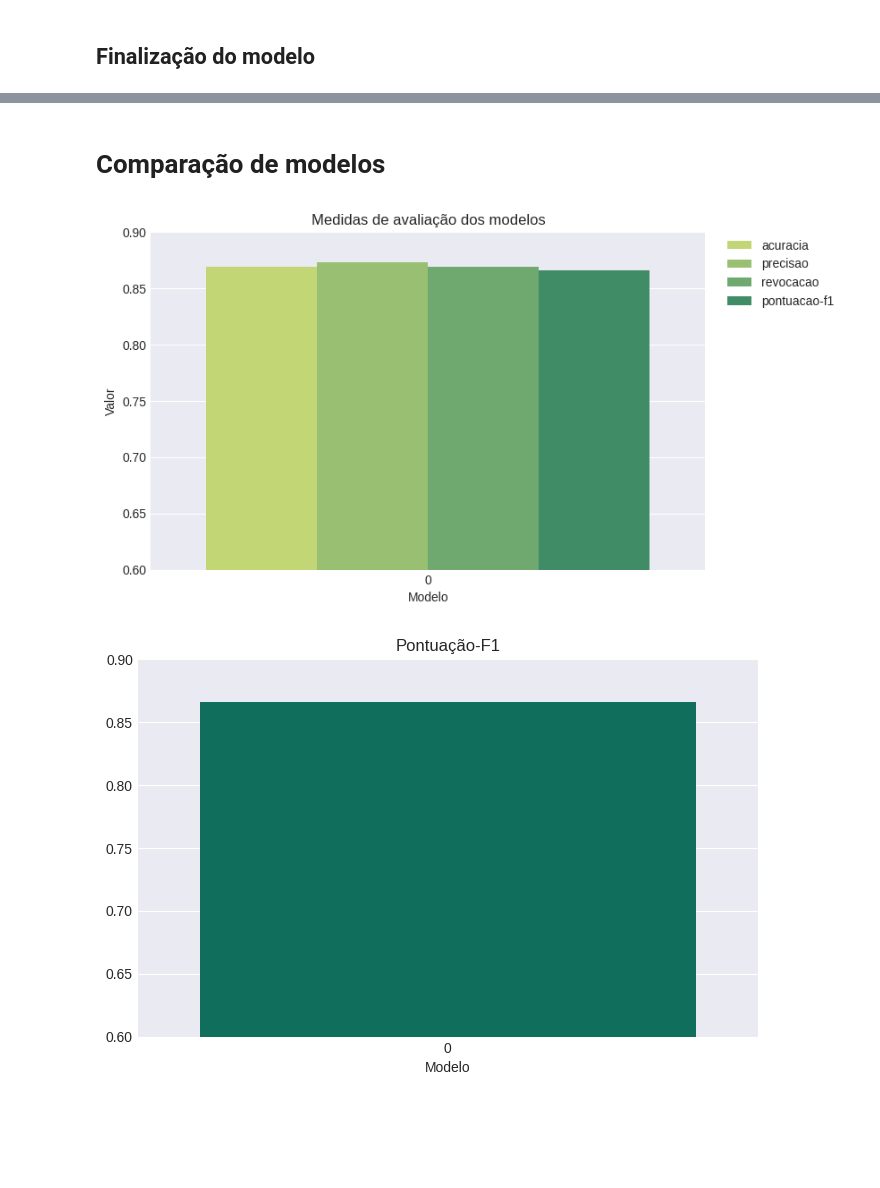
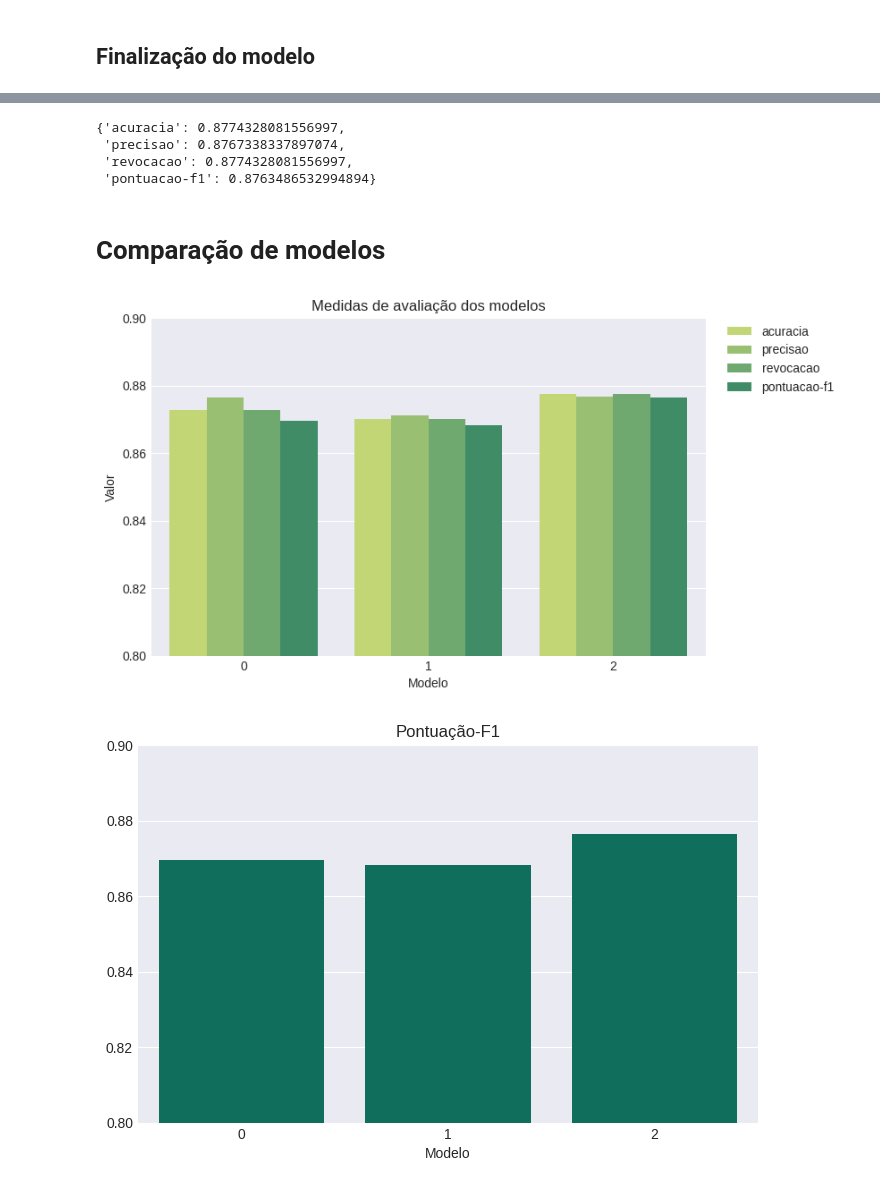
Before and after one commit to flohmannjr/tensorflow_curso, a Jupyter notebook: TensorFlow_MP2_1_SkimLit+.ipynb, the cells around one changed output, grey strips where cells are left out. Drawn from its saved outputs; the diff is of its cells as text; code cells hidden in the pictures; blank space fills up the shorter version.

Commit message:
Add Modelos 1 e 2

```diff
--- a/TensorFlow_MP2_1_SkimLit+.ipynb
+++ b/TensorFlow_MP2_1_SkimLit+.ipynb
@@ -308,0 +418,9 @@ avaliacoes[0]
+# %%
+modelo_nome = 'modelo_2_otimizador_sgd'
+
+modelo = Model(inputs=[modelo_incorporacao_palavras_particularizada.input,
+                       modelo_incorporacao_caracteres.input,
+                       modelo_numero_linhas.input,
+                       modelo_total_linhas.input],
+               outputs=saidas,
+               name=modelo_nome)
@@ -308,0 +429,4 @@ avaliacoes[0]
+# %%
+modelo.compile(loss=CategoricalCrossentropy(label_smoothing=SUAVIZACAO),
+               optimizer=SGD(learning_rate=APRENDIZADO),
+               metrics=METRICAS)
@@ -308,0 +461,5 @@ avaliacoes[0]
+# %%
+historico = modelo.fit(dados_hibridos_linhas_treino,
+                       epochs=ITERACOES,
+                       validation_data=dados_hibridos_linhas_validacao,
+                       verbose=1)
@@ -308,0 +477,4 @@ avaliacoes[0]
+# %%
+probabilidades = modelo.predict(dados_hibridos_linhas_validacao)
+previsoes      = tf.argmax(probabilidades, axis=1)
+avaliacoes[2]  = avaliar_modelo(rotulos_int_validacao, previsoes, classes)
@@ -309,3 +495,10 @@ avaliacoes[0]
+# %%
+avaliacoes[2]
+# %% [output]
+{'acuracia': 0.8774328081556997,
+ 'precisao': 0.8767338337897074,
+ 'revocacao': 0.8774328081556997,
+ 'pontuacao-f1': 0.8763486532994894}
 # %% [markdown]
 # Comparação de modelos
 # %%
@@ -316,24 +509,24 @@ comparacao = comparacao.reset_index().melt(id_vars='index').rename(columns=str.t
 # %%
 sns.barplot(data=comparacao, x='Index', y='Value', hue='Variable', palette='summer_r')
 
-plt.ylim(0.60, 0.90)
+plt.ylim(0.80, 0.90)
 
 plt.title('Medidas de avaliação dos modelos')
 plt.xlabel('Modelo')
 plt.ylabel('Valor')
 
 plt.legend(loc=(1.03, 0.76));
 # %% [output]
-[figure, old version]
+[figure, new version]
 # %%
 comparacao_f1 = pd.DataFrame([a['pontuacao-f1'] for a in avaliacoes]).T
 
 sns.barplot(data=comparacao_f1, color=COR)
 
-plt.ylim(0.60, 0.90)
+plt.ylim(0.80, 0.90)
 
 plt.title('Pontuação-F1')
 plt.xlabel('Modelo')
 plt.ylabel('');
 # %% [output]
-[figure, old version]
+[figure, new version]
```
Also changed, not shown: parts of 37 cells of this notebook.
